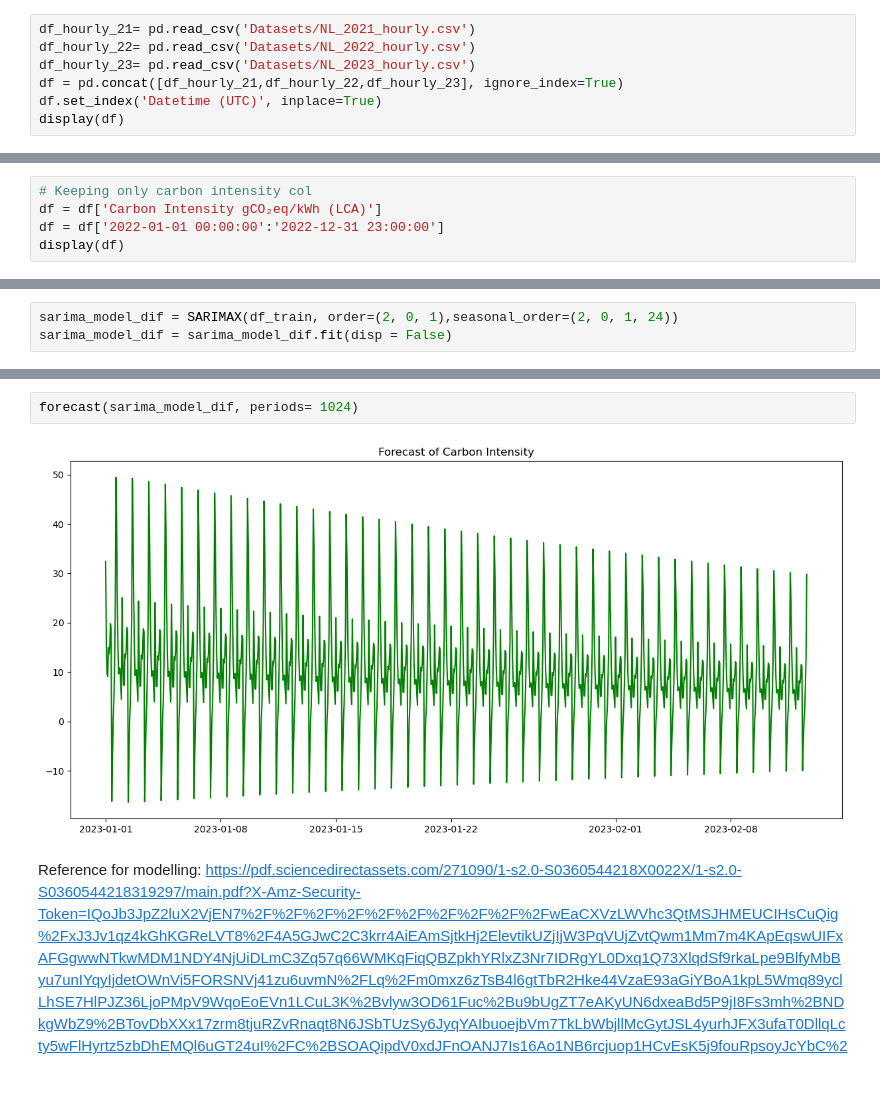
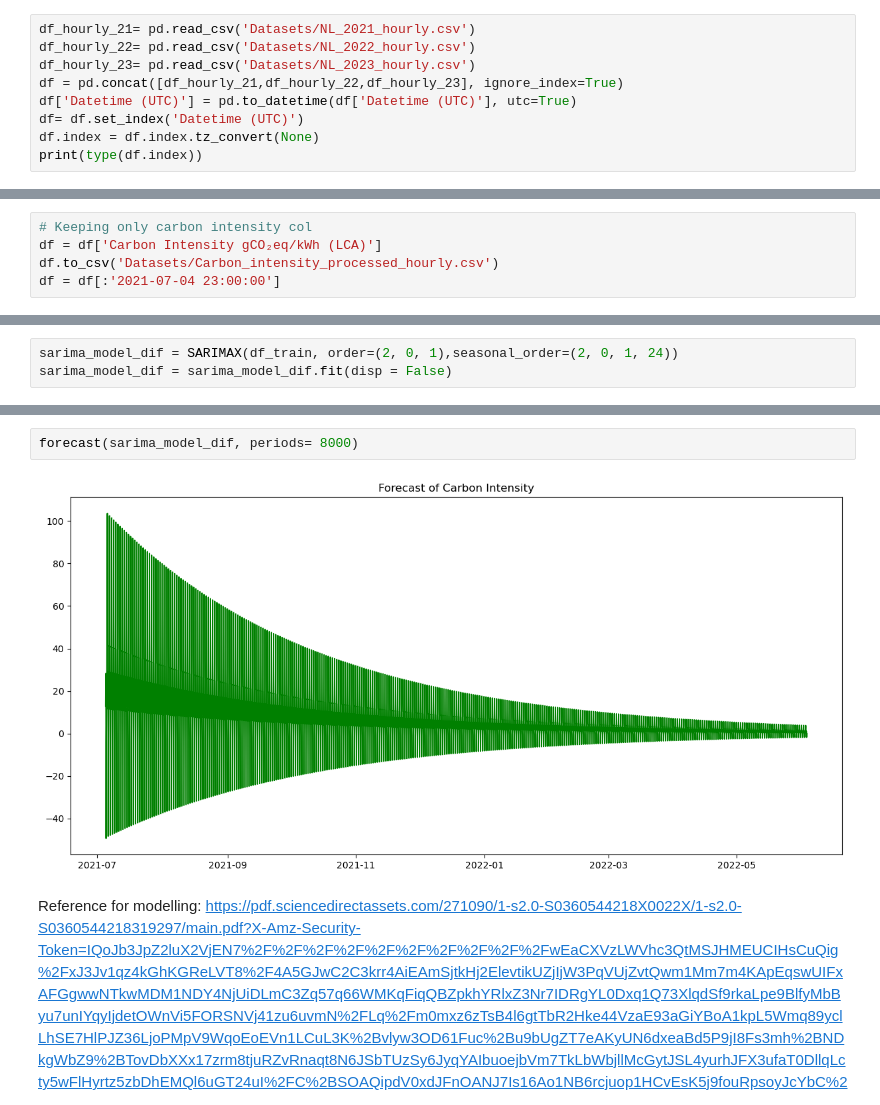
Before and after one commit to DogariuMatei/Bachelor-Thesis, a Jupyter notebook: carbon_intensity_model.ipynb, the cells around one changed output, grey strips where cells are left out. Cells and saved outputs as stored; diff of their text form.

```diff
--- a/carbon_intensity_model.ipynb
+++ b/carbon_intensity_model.ipynb
@@ -31,5 +23,7 @@ df_hourly_21= pd.read_csv('Datasets/NL_2021_hourly.csv')
 df_hourly_22= pd.read_csv('Datasets/NL_2022_hourly.csv')
 df_hourly_23= pd.read_csv('Datasets/NL_2023_hourly.csv')
 df = pd.concat([df_hourly_21,df_hourly_22,df_hourly_23], ignore_index=True)
-df.set_index('Datetime (UTC)', inplace=True)
-display(df)
+df['Datetime (UTC)'] = pd.to_datetime(df['Datetime (UTC)'], utc=True)
+df= df.set_index('Datetime (UTC)')
+df.index = df.index.tz_convert(None)
+print(type(df.index))
@@ -51,5 +30,5 @@ display(df)
 # %%
 # Keeping only carbon intensity col
 df = df['Carbon Intensity gCO₂eq/kWh (LCA)']
-df = df['2022-01-01 00:00:00':'2022-12-31 23:00:00']
-display(df)
+df.to_csv('Datasets/Carbon_intensity_processed_hourly.csv')
+df = df[:'2021-07-04 23:00:00']
@@ -268,5 +203,5 @@ plt.show()
 # %%
-forecast(sarima_model_dif, periods= 1024)
+forecast(sarima_model_dif, periods= 8000)
 # %% [output]
-[figure, old version]
+[figure, new version]
 # %% [markdown]
```
Also changed, not shown: parts of 16 cells of this notebook, 3 other files.
